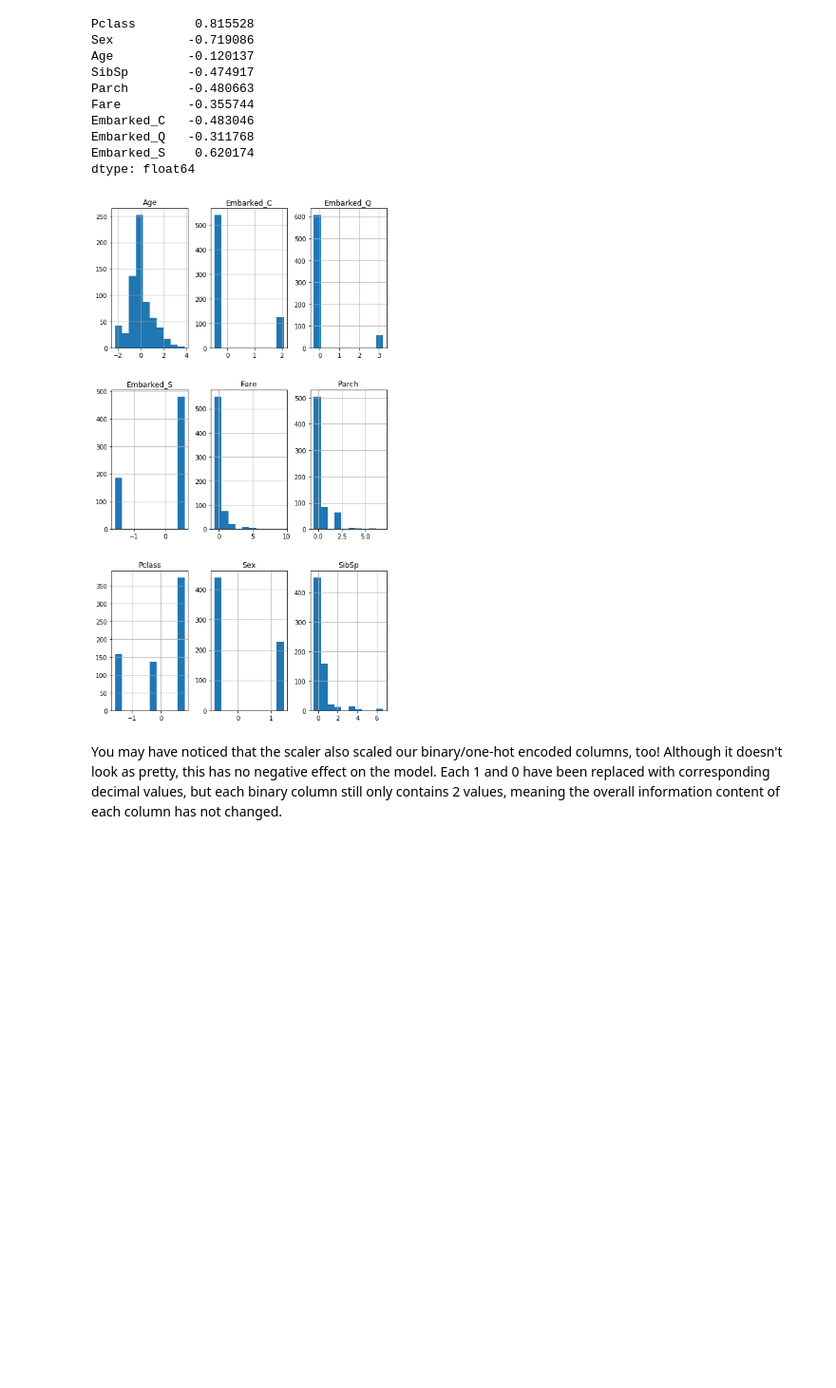
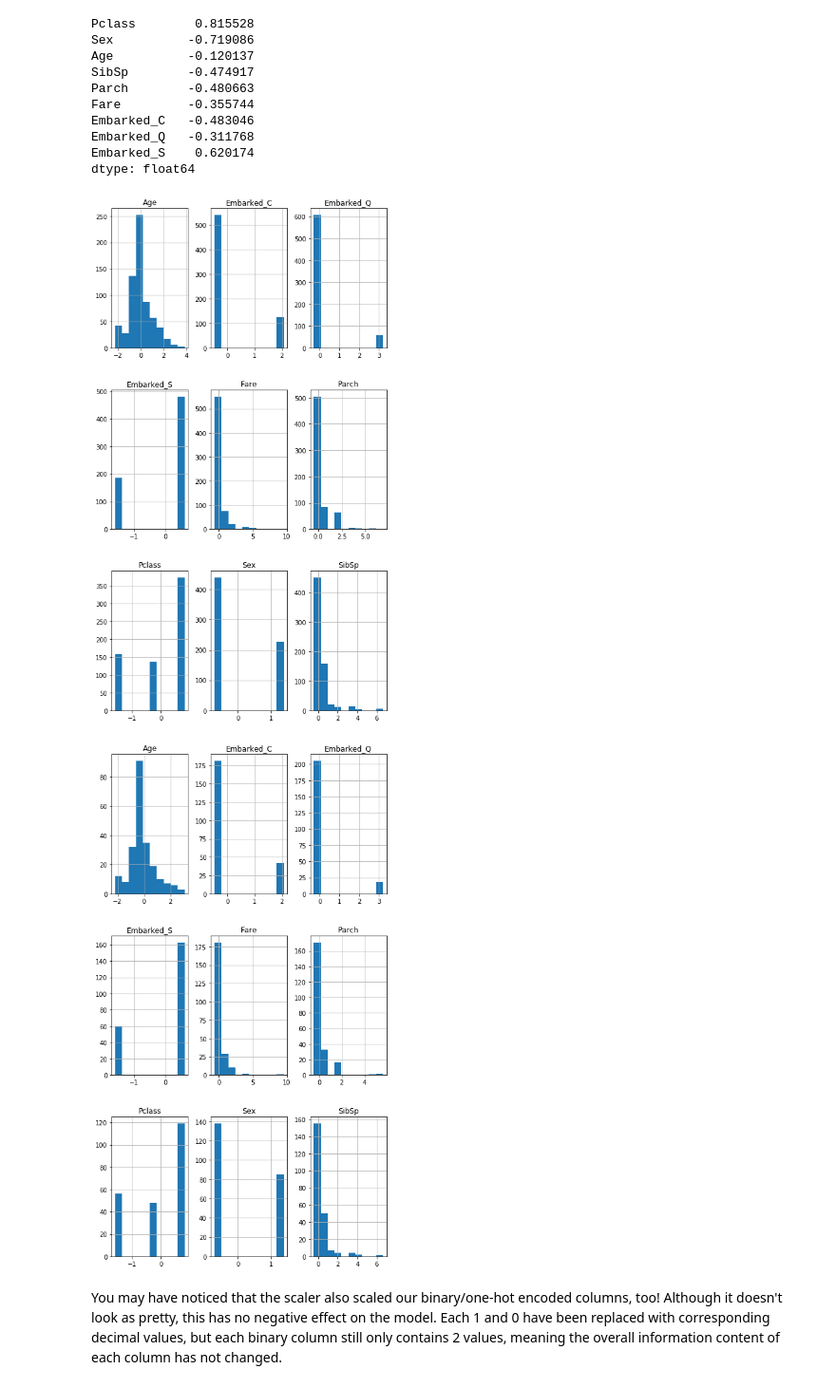
Before and after one commit to poariston/dsc-knn-with-scikit-learn-lab-online-ds-sp-000, a Jupyter notebook: index.ipynb, the cells around one changed output. Shown at 95% size. Cells and saved outputs as stored; diff of their text form; code cells hidden in the pictures; blank space fills up the shorter version.

```diff
--- a/index.ipynb
+++ b/index.ipynb
@@ -324,8 +353,10 @@ dtype: float64
 # %%
 import matplotlib.pyplot as plt
 scaled_df_train.hist(figsize=(8,15))
+scaled_df_test.hist(figsize=(8,15))
 plt.show()
 # %% [output]
 [figure]
+[figure, added]
 # %% [markdown]
 You may have noticed that the scaler also scaled our binary/one-hot encoded columns, too! Although it doesn't look as pretty, this has no negative effect on the model. Each 1 and 0 have been replaced with corresponding decimal values, but each binary column still only contains 2 values, meaning the overall information content of each column has not changed.
```
Also changed, not shown: parts of 12 cells of this notebook.
